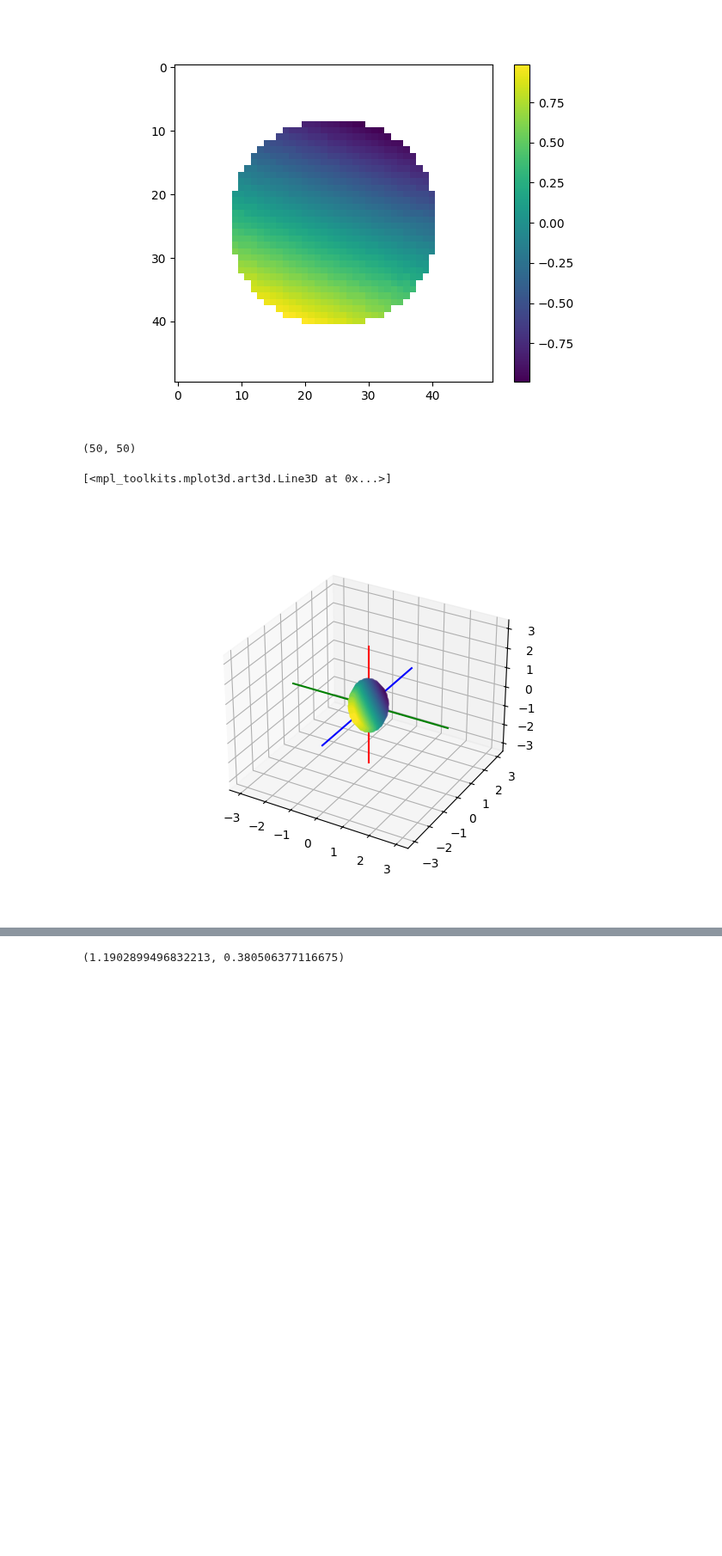
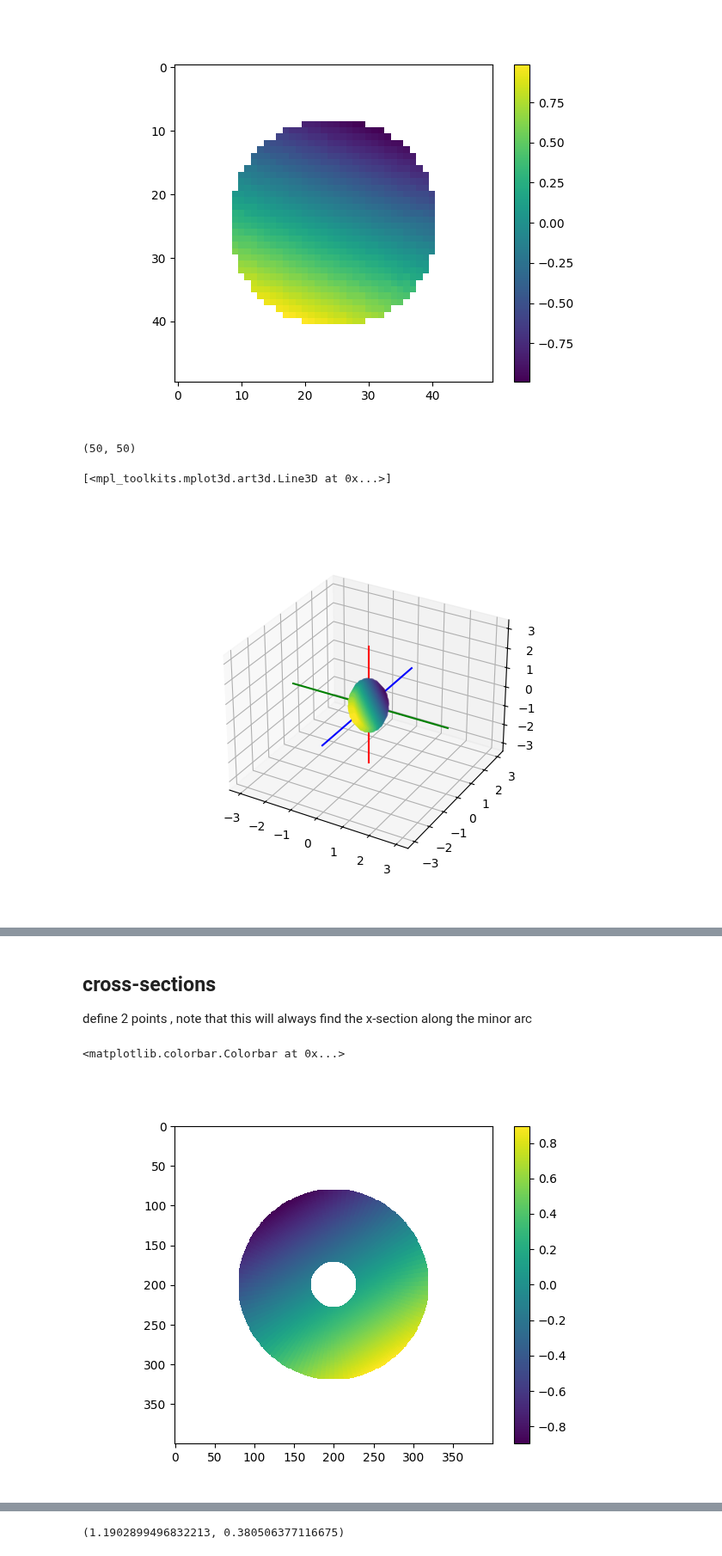
Before and after one commit to chrishavlin/yt_scratch, a Jupyter notebook: notebooks/dev/spherical_pixelization_toy.ipynb, the cells around one changed output, grey strips where cells are left out. Shown at 86% size. Drawn from its saved outputs; the diff is of its cells as text; code cells hidden in the pictures; blank space fills up the shorter version.

Commit message:
cross-sections with the pixelizer, interactive 3d

```diff
--- a/notebooks/dev/spherical_pixelization_toy.ipynb
+++ b/notebooks/dev/spherical_pixelization_toy.ipynb
@@ -27,14 +27,16 @@ r_c = (r[1:] + r[:-1] ) / 2.
 theta_c = (theta[1:] + theta[:-1] ) / 2.
 phi_c = (phi[1:] + phi[:-1]) / 2.
 
+def sphere_to_cart(r, theta, phi):
+    z_c = r * np.cos(theta)
+    x_c = r * np.sin(theta) * np.cos(phi)
+    y_c = r * np.sin(theta) * np.sin(phi)
+    return x_c, y_c, z_c
+
 # define some data at the cell centers
 def get_xyz(r_c, theta_c, phi_c):
     R, Th, Ph = np.meshgrid(r_c, theta_c, phi_c, indexing='ij')
-
-    z_c = R * np.cos(Th)
-    x_c = R * np.sin(Th) * np.cos(Ph)
-    y_c = R * np.sin(Th) * np.sin(Ph)
-    return x_c, y_c, z_c
+    return sphere_to_cart(R, Th, Ph)
 
 x_c, y_c, z_c = get_xyz(r_c, theta_c, phi_c)
 # %%
@@ -156,0 +319,65 @@ ax.plot([0,0], [0, 3], [0, 0],'b')
+# %% [markdown]
+## cross-sections
+
+define 2 points , note that this will always find the x-section along the minor arc
+# %%
+def get_cross_section(field, r, theta, phi, pt1, pt2, in_plane_x_range=None, in_plane_y_range=None):
+
+
+    # define cartesian vectors from origin to each point
+    # and find a normal to a plane containing those two vectors
+    pt1_xyz = sphere_to_cart(*pt1)
+    pt1_xyz = pt1_xyz / np.linalg.norm(pt1_xyz)
+    pt2_xyz = sphere_to_cart(*pt2)
+    pt2_xyz = pt2_xyz / np.linalg.norm(pt2_xyz)
+    normal = np.cross(pt1_xyz, pt2_xyz)
+    normal_sign = np.sign(normal) # used to test whether points are between the two vectors
+    ang_dist = np.arccos(np.dot(pt1_xyz, pt2_xyz))
+
+    north, east = calculate_plane_vectors(normal)
+    xpts, ypts, x_global, y_global, z_global = plane_coordinates(north, east, in_plane_x_range, in_plane_y_range)
+    r_id, theta_id, phi_id, bad_mask = find_plane_dataset_index(x_global, y_global, z_global, r, theta, phi)
+
+    # for each point, get angular distance in order mask
+    r_vals = r_c[r_id]
+    theta_vals = theta[theta_id]
+    phi_vals = phi[phi_id]
+
+    # get angular distance between each point on image plane and the first vector
+    # hmm, not working...
+    #
+    # mask if bigger than the distance between the two original vectors
+    # ang_dist_vals = np.arccos(np.sin(pt1[2])*np.sin(phi_vals) +
+    #                           np.cos(pt1[2])*np.cos(phi_vals)*np.cos(pt1[1]-theta_vals))
+    # ang_dist_vals = np.arccos(np.sin(pt1[1])*np.sin(theta_vals) +
+                              # np.cos(pt1[1])*np.cos(theta_vals)*np.cos(pt1[2]-phi_vals))
+
+    # bad_mask = np.logical_or(bad_mask, ang_dist_vals>ang_dist)
+
+    # also mask based on bounding r vals of the points
+    bad_mask = np.logical_or(bad_mask, r_vals<pt1[0])
+    bad_mask = np.logical_or(bad_mask, r_vals>pt2[0])
+
+
+    # also need to mask if anti-clockwise form the start otherwise you get both
+    # sides
+
+    im_buff = fill_image_buffer(field, r_id, theta_id, phi_id, bad_mask)
+    return im_buff, x_global, y_global, z_global, xpts, ypts
+
+
+# left/right bounding box points
+pt1 = (0.2, 0., .1) # (r, theta, phi)
+pt2 = (0.9, .8 , .9) # (r, theta, phi)
+
+im_buff, x_global, y_global, z_global, xpts, ypts = get_cross_section(available_fields['z_c'],
+                                                                      r, theta, phi, pt1, pt2,
+                                                                     in_plane_x_range=(-1.5, 1.5, 400),
+                                                                     in_plane_y_range=(-1.5, 1.5, 400),)
+f = plt.figure()
+ax = plt.imshow(im_buff)
+# ax.set_clim([0, 1])
+plt.colorbar()
+# %% [output]
+<matplotlib.colorbar.Colorbar at 0x...>
+[figure, added]
```
Also changed, not shown: parts of 8 cells of this notebook.
